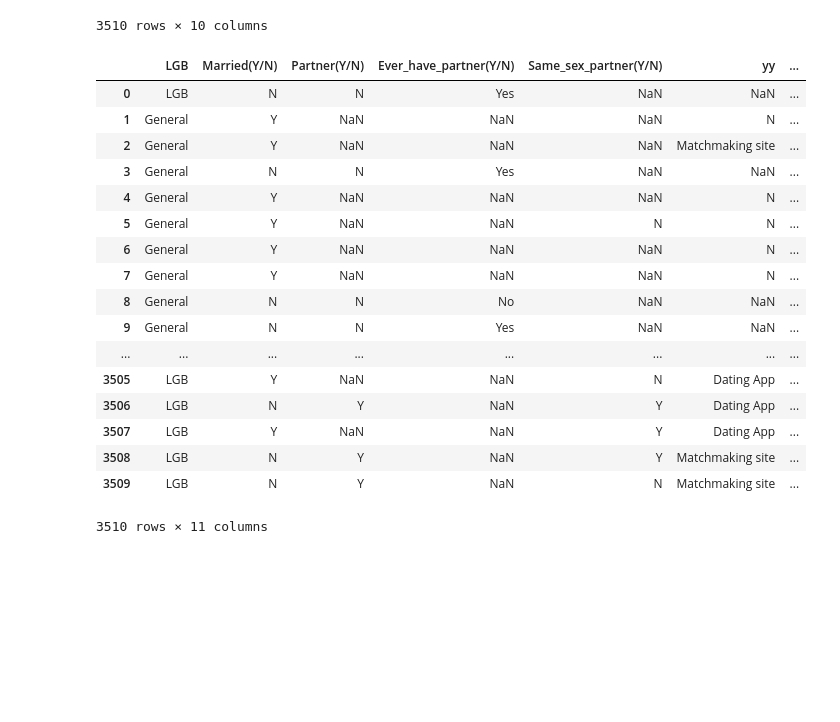
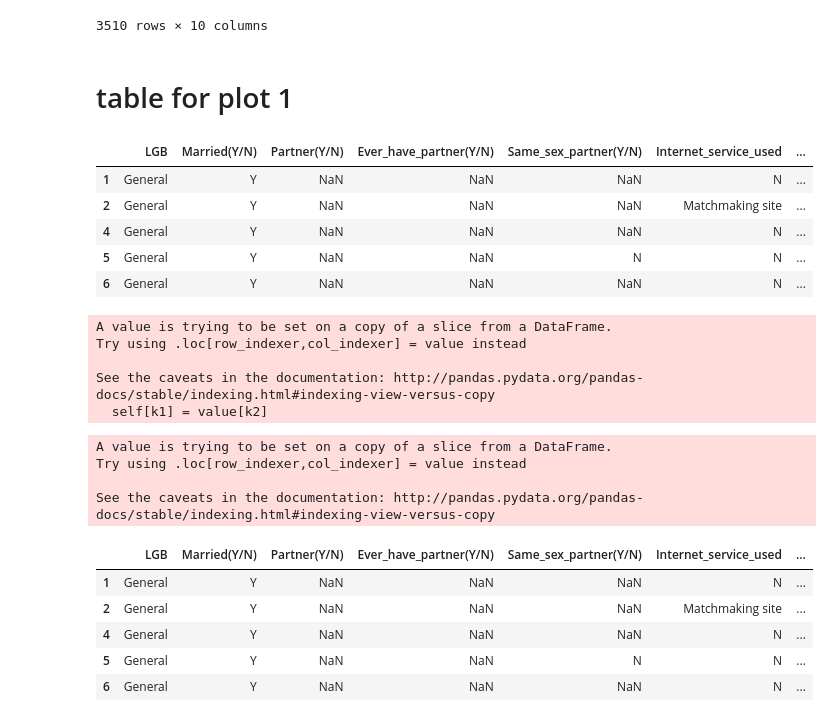
Before and after one commit to chunsang0126/your-own-project, a Jupyter notebook: How couples meet and stay together.ipynb, the cells around one changed output. Drawn from its saved outputs; the diff is of its cells as text; code cells hidden in the pictures; blank space fills up the shorter version.

Commit message:
plot the first bar chart

```diff
--- a/How couples meet and stay together.ipynb
+++ b/How couples meet and stay together.ipynb
@@ -104,6 +85,19 @@ clean_2
 # %%
 #Replacing variables of 'No_of_marriage' column
 clean_3=clean_2.replace({'Once (this is my first marriage)':'1','Twice':'2','Three times':'3','Four or more times':'4 or more'})
+# %% [markdown]
+# table for plot 1
+# %%
+clean_4=clean_3[clean_3.Year_met != 0]
+clean_5=clean_4[clean_3.Year_together != 0]
+clean_5.head()
+# %% [output]
+|  | LGB | Married(Y/N) | Partner(Y/N) | Ever_have_partner(Y/N) | Same_sex_partner(Y/N) | Internet_service_used | ... |
+| 1 | General | Y | NaN | NaN | NaN | N | ... |
+| 2 | General | Y | NaN | NaN | NaN | Matchmaking site | ... |
+| 4 | General | Y | NaN | NaN | NaN | N | ... |
+| 5 | General | Y | NaN | NaN | N | N | ... |
+| 6 | General | Y | NaN | NaN | NaN | N | ... |
 # %%
 #Fill nan entries with zeros
 clean_3[['Year_met','Year_together','Year_married']]=clean_3[['Year_met','Year_together','Year_married']].fillna(0)
@@ -114,31 +108,28 @@ clean_3['Year_met'].replace('Others','0',inplace=True)
 clean_3['Year_married'].replace('Others','0',inplace=True)
 # %%
 #Change data type to perform mathematical calculation
-clean_3[['Year_together','Year_met','Year_married']]=clean_3[['Year_together','Year_met','Year_married']].astype('int')
+clean_5[['Year_together','Year_met','Year_married']]=clean_5[['Year_together','Year_met','Year_married']].astype('int')
+# %% [output]
+A value is trying to be set on a copy of a slice from a DataFrame.
+Try using .loc[row_indexer,col_indexer] = value instead
+
+See the caveats in the documentation: http://pandas.pydata.org/pandas-docs/stable/indexing.html#indexing-view-versus-copy
+  self[k1] = value[k2]
 # %%
 #Creating new column of difference between 'Year_together' and 'Year_met'
-clean_3[['Met_to_together']]=(clean_3['Year_together']-clean_3['Year_met'])
+clean_5['Met_to_together']=(clean_5['Year_together']-clean_5['Year_met'])
+for_plot=clean_5
+# %% [output]
+A value is trying to be set on a copy of a slice from a DataFrame.
+Try using .loc[row_indexer,col_indexer] = value instead
+
+See the caveats in the documentation: http://pandas.pydata.org/pandas-docs/stable/indexing.html#indexing-view-versus-copy
-# %%
-#Drop columns created mistakenly
-for_plot=clean_3.drop(columns='Met_to_marriage')
 # %%
-for_plot
+for_plot.head()
 # %% [output]
-|  | LGB | Married(Y/N) | Partner(Y/N) | Ever_have_partner(Y/N) | Same_sex_partner(Y/N) | yy | ... |
-| 0 | LGB | N | N | Yes | NaN | NaN | ... |
+|  | LGB | Married(Y/N) | Partner(Y/N) | Ever_have_partner(Y/N) | Same_sex_partner(Y/N) | Internet_service_used | ... |
 | 1 | General | Y | NaN | NaN | NaN | N | ... |
 | 2 | General | Y | NaN | NaN | NaN | Matchmaking site | ... |
-| 3 | General | N | N | Yes | NaN | NaN | ... |
 | 4 | General | Y | NaN | NaN | NaN | N | ... |
 | 5 | General | Y | NaN | NaN | N | N | ... |
 | 6 | General | Y | NaN | NaN | NaN | N | ... |
-| 7 | General | Y | NaN | NaN | NaN | N | ... |
-| 8 | General | N | N | No | NaN | NaN | ... |
-| 9 | General | N | N | Yes | NaN | NaN | ... |
-| ... | ... | ... | ... | ... | ... | ... | ... |
-| 3505 | LGB | Y | NaN | NaN | N | Dating App | ... |
-| 3506 | LGB | N | Y | NaN | Y | Dating App | ... |
-| 3507 | LGB | Y | NaN | NaN | Y | Dating App | ... |
-| 3508 | LGB | N | Y | NaN | Y | Matchmaking site | ... |
-| 3509 | LGB | N | Y | NaN | N | Matchmaking site | ... |
-3510 rows × 11 columns
```
Also changed, not shown: parts of 8 cells of this notebook.
